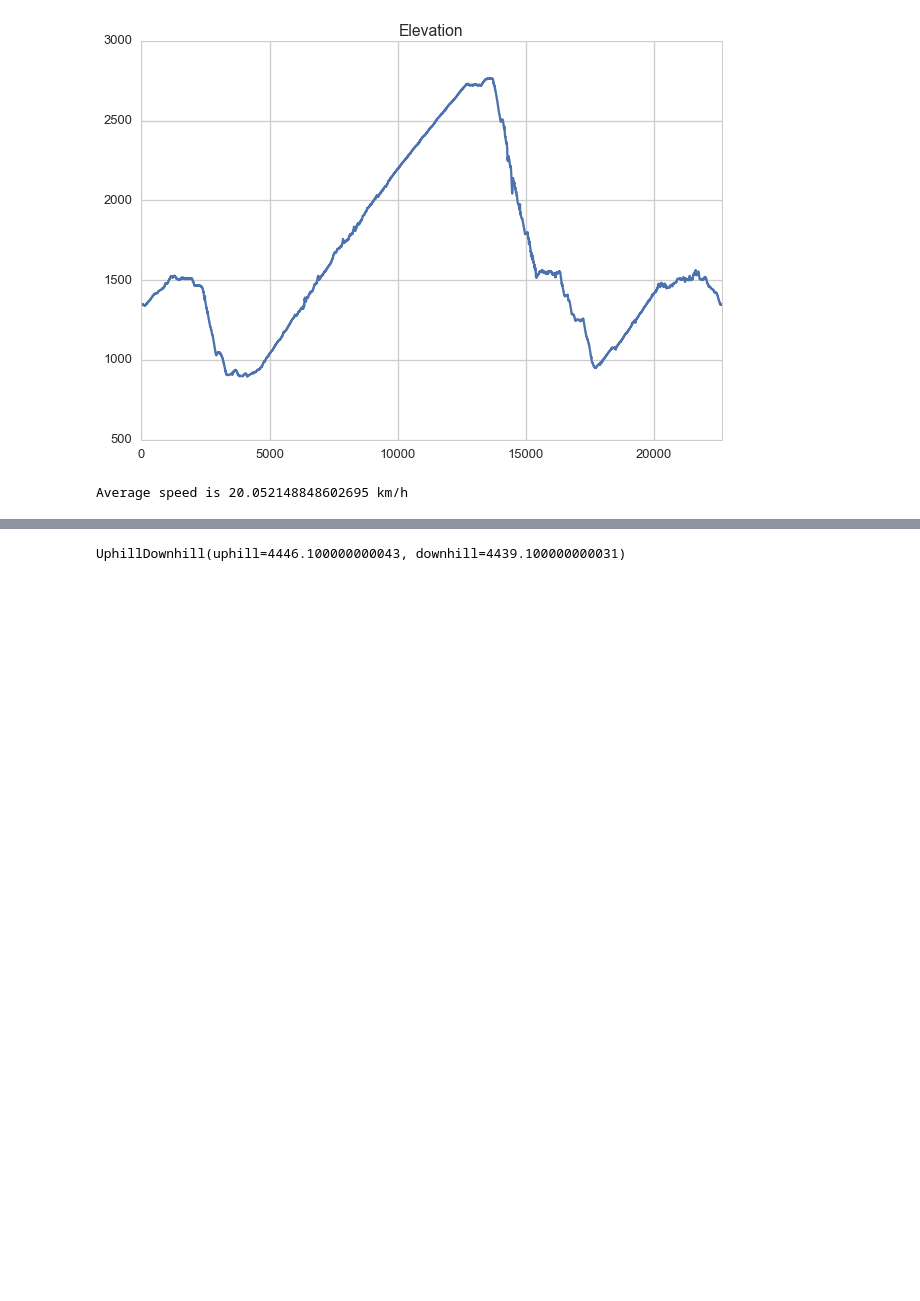
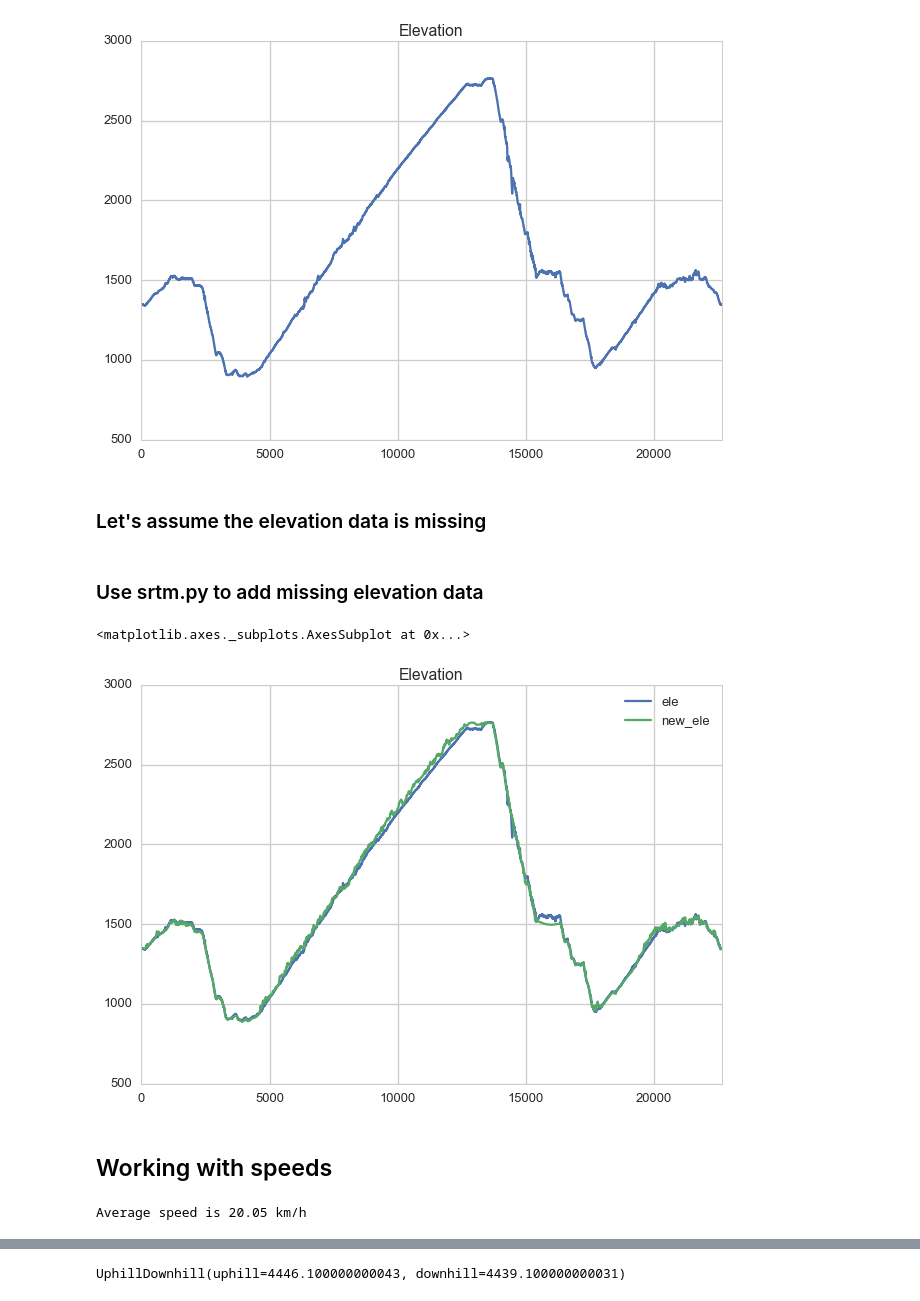
Before and after one commit to FlorianWilhelm/gps_data_with_python, a Jupyter notebook: notebooks/gpx.ipynb, the cells around one changed output, grey strips where cells are left out. Drawn from its saved outputs; the diff is of its cells as text; code cells hidden in the pictures; blank space fills up the shorter version.

```diff
--- a/notebooks/gpx.ipynb
+++ b/notebooks/gpx.ipynb
@@ -50,3 +59,5 @@ coords.ele.plot(title='Elevation')
 # %% [output]
 <matplotlib.axes._subplots.AxesSubplot at 0x...>
 [figure]
+# %% [markdown]
+### Let's assume the elevation data is missing
@@ -52,0 +68,2 @@ coords.ele.plot(title='Elevation')
+# %% [markdown]
+### Use srtm.py to add missing elevation data
@@ -53,3 +75,12 @@ coords.ele.plot(title='Elevation')
+# %%
+coords['new_ele'] = pd.Series([p.elevation for p in gpx_file.tracks[0].segments[0].points])
+# %%
+coords[['ele','new_ele']].plot(title='Elevation')
+# %% [output]
+<matplotlib.axes._subplots.AxesSubplot at 0x...>
+[figure, added]
+# %% [markdown]
+## Working with speeds
 # %%
 segment.points[0].speed = 0.0
 segment.points[-1].speed = 0.0
@@ -61,6 +92,6 @@ start_time, end_time = segment.get_time_bounds()
 duration = end_time - start_time
 # %%
 average_speed = segment.length_3d() / duration.seconds * 3.6
-print("Average speed is {} km/h".format(average_speed))
+print("Average speed is {:.2f} km/h".format(average_speed))
 # %% [output]
-Average speed is 20.052148848602695 km/h
+Average speed is 20.05 km/h
```
Also changed, not shown: parts of 10 cells of this notebook, 5 other files.
